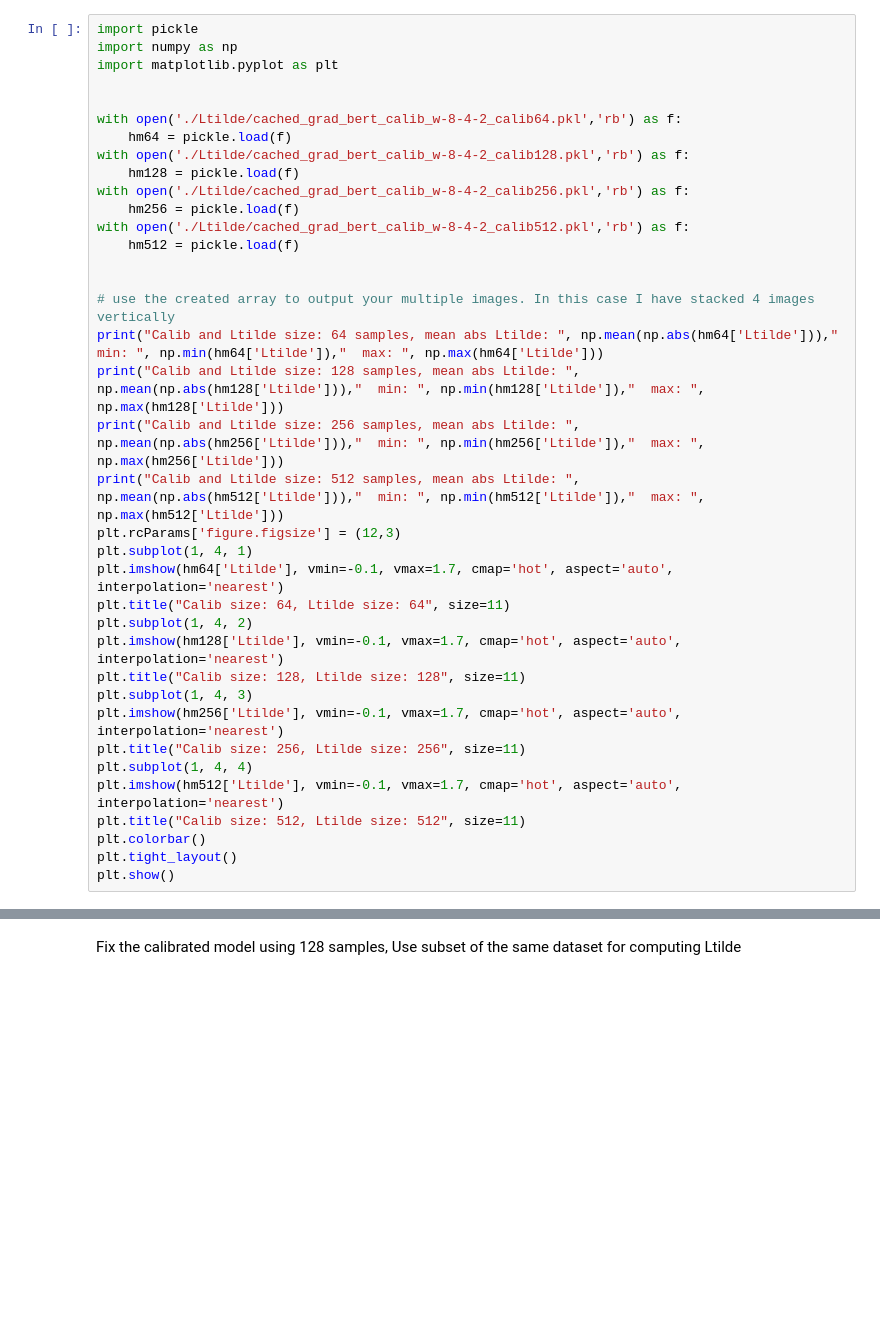
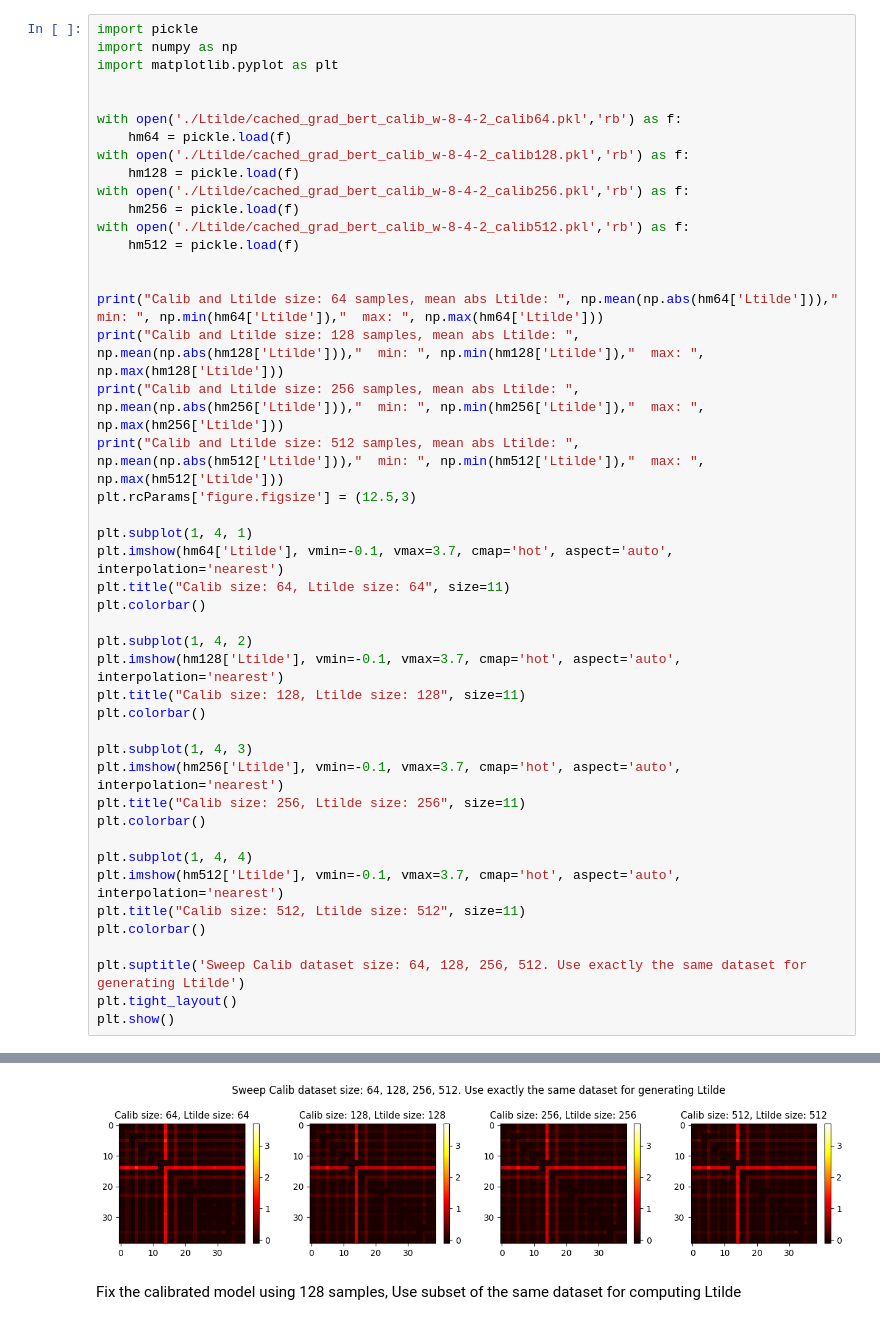
Before and after one commit to JamesTuna/CLADO_MPQ, a Jupyter notebook: bert/CLADO_multiWeight_bert.ipynb, the cells around one changed output, grey strips where cells are left out. Saved outputs shown, nothing was run; the diff lists cells and outputs as text; blank space fills up the shorter version.

Commit message:
Ltilde estimation accuracy study

```diff
--- a/bert/CLADO_multiWeight_bert.ipynb
+++ b/bert/CLADO_multiWeight_bert.ipynb
@@ -16,24 +16,33 @@ with open('./Ltilde/cached_grad_bert_calib_w-8-4-2_calib512.pkl','rb') as f:
     hm512 = pickle.load(f)
 
 
-# use the created array to output your multiple images. In this case I have stacked 4 images vertically
 print("Calib and Ltilde size: 64 samples, mean abs Ltilde: ", np.mean(np.abs(hm64['Ltilde'])),"  min: ", np.min(hm64['Ltilde']),"  max: ", np.max(hm64['Ltilde']))
 print("Calib and Ltilde size: 128 samples, mean abs Ltilde: ", np.mean(np.abs(hm128['Ltilde'])),"  min: ", np.min(hm128['Ltilde']),"  max: ", np.max(hm128['Ltilde']))
 print("Calib and Ltilde size: 256 samples, mean abs Ltilde: ", np.mean(np.abs(hm256['Ltilde'])),"  min: ", np.min(hm256['Ltilde']),"  max: ", np.max(hm256['Ltilde']))
 print("Calib and Ltilde size: 512 samples, mean abs Ltilde: ", np.mean(np.abs(hm512['Ltilde'])),"  min: ", np.min(hm512['Ltilde']),"  max: ", np.max(hm512['Ltilde']))
-plt.rcParams['figure.figsize'] = (12,3)
+plt.rcParams['figure.figsize'] = (12.5,3)
+
 plt.subplot(1, 4, 1)
-plt.imshow(hm64['Ltilde'], vmin=-0.1, vmax=1.7, cmap='hot', aspect='auto', interpolation='nearest')
+plt.imshow(hm64['Ltilde'], vmin=-0.1, vmax=3.7, cmap='hot', aspect='auto', interpolation='nearest')
 plt.title("Calib size: 64, Ltilde size: 64", size=11)
+plt.colorbar()
+
 plt.subplot(1, 4, 2)
-plt.imshow(hm128['Ltilde'], vmin=-0.1, vmax=1.7, cmap='hot', aspect='auto', interpolation='nearest')
+plt.imshow(hm128['Ltilde'], vmin=-0.1, vmax=3.7, cmap='hot', aspect='auto', interpolation='nearest')
 plt.title("Calib size: 128, Ltilde size: 128", size=11)
+plt.colorbar()
+
 plt.subplot(1, 4, 3)
-plt.imshow(hm256['Ltilde'], vmin=-0.1, vmax=1.7, cmap='hot', aspect='auto', interpolation='nearest')
+plt.imshow(hm256['Ltilde'], vmin=-0.1, vmax=3.7, cmap='hot', aspect='auto', interpolation='nearest')
 plt.title("Calib size: 256, Ltilde size: 256", size=11)
+plt.colorbar()
+
 plt.subplot(1, 4, 4)
-plt.imshow(hm512['Ltilde'], vmin=-0.1, vmax=1.7, cmap='hot', aspect='auto', interpolation='nearest')
+plt.imshow(hm512['Ltilde'], vmin=-0.1, vmax=3.7, cmap='hot', aspect='auto', interpolation='nearest')
 plt.title("Calib size: 512, Ltilde size: 512", size=11)
 plt.colorbar()
+
+plt.suptitle('Sweep Calib dataset size: 64, 128, 256, 512. Use exactly the same dataset for generating Ltilde')
 plt.tight_layout()
 plt.show()
+# %% [output]
@@ -40,3 +53,4 @@ plt.show()
+[figure, added]
 # %% [markdown]
 Fix the calibrated model using 128 samples,  Use subset of the same dataset for computing Ltilde
 # %%
```
Also changed, not shown: parts of 25 cells of this notebook, 23 other files.
